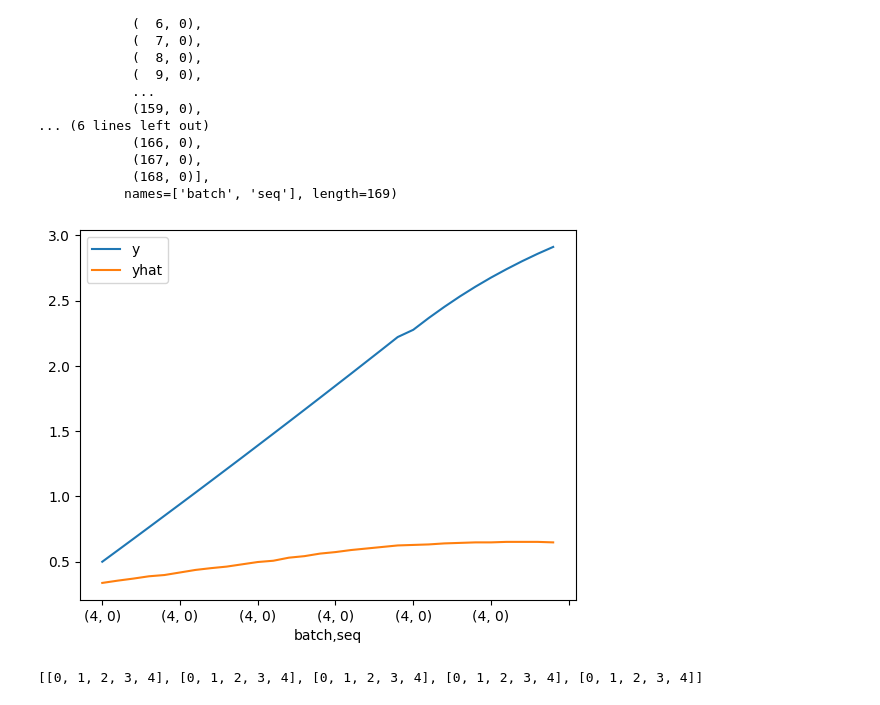
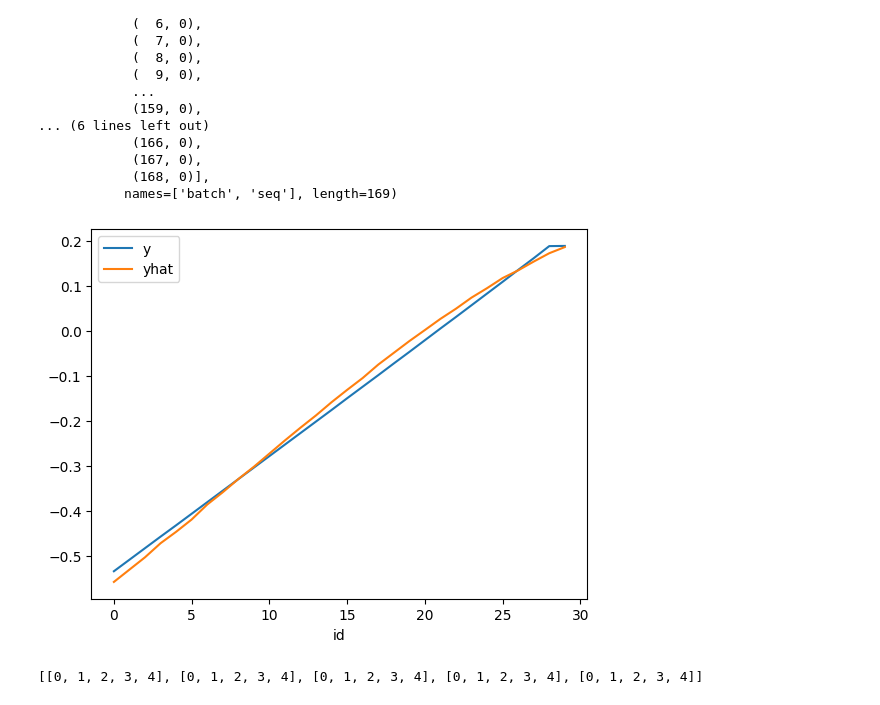
Before and after one commit to Ralphson/BatteryGPT, a Jupyter notebook: Time-LLM-main/ana_model_pred.ipynb, the cells around one changed output. Drawn from its saved outputs; the diff is of its cells as text; code cells hidden in the pictures.

```diff
--- a/Time-LLM-main/ana_model_pred.ipynb
+++ b/Time-LLM-main/ana_model_pred.ipynb
@@ -244,10 +237,10 @@ MultiIndex([(  0, 0),
             (168, 0)],
            names=['batch', 'seq'], length=169)
 # %%
-df.loc[(4,0), ['y', 'yhat']].plot()
+df.loc[(0,0), ['y', 'yhat']].plot()
 plt.show()
 # %% [output]
-[figure, old version]
+[figure, new version]
 # %%
 a = [[i for i in range(5)] for j in [i for i in range(5)]]
 print(a)
```
Also changed, not shown: parts of 6 cells of this notebook, 2 other files.
